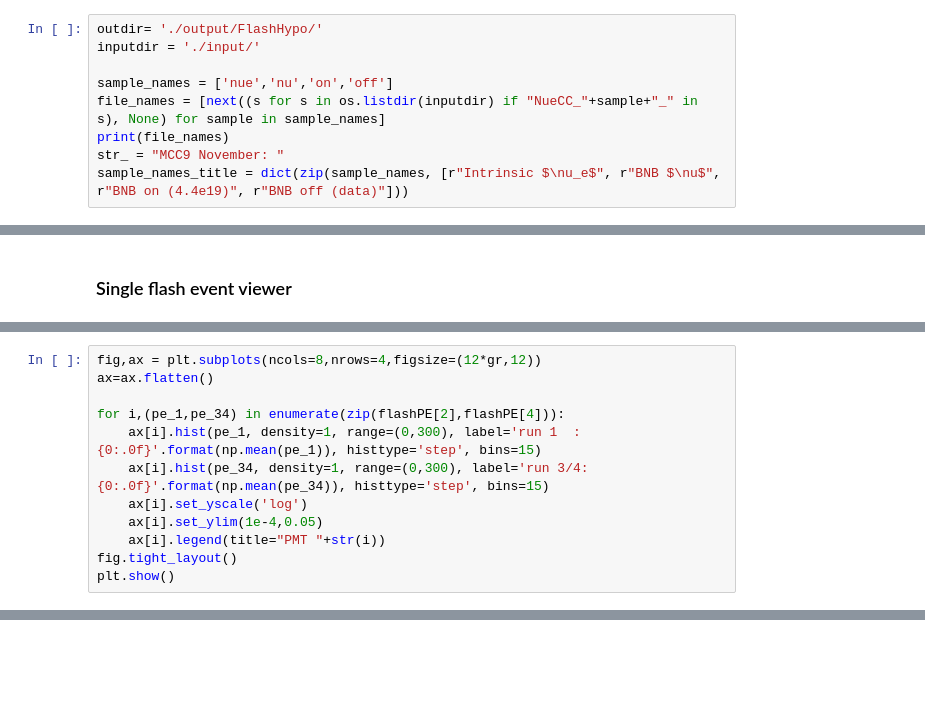
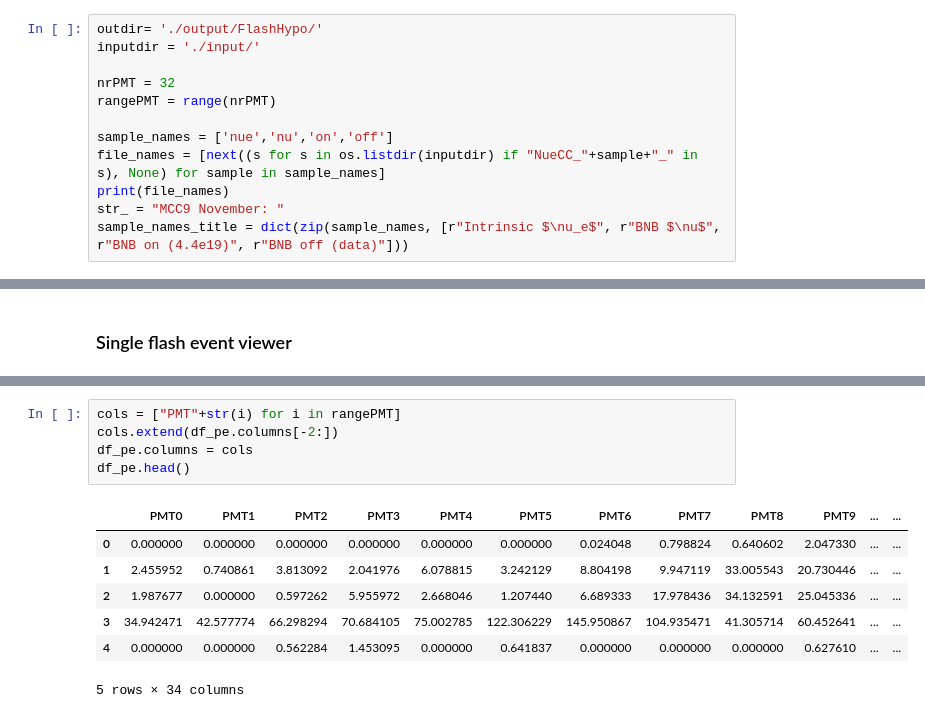
Before and after one commit to Wouter-VDP/MCC9_FlashID, a Jupyter notebook: FlashHypothesis.ipynb, the cells around one changed output, grey strips where cells are left out. Cells and saved outputs as stored; diff of their text form; blank space fills up the shorter version.

```diff
--- a/FlashHypothesis.ipynb
+++ b/FlashHypothesis.ipynb
@@ -13,6 +14,9 @@ import helpfunction as helper
 # %%
 outdir= './output/FlashHypo/'
 inputdir = './input/'
+
+nrPMT = 32
+rangePMT = range(nrPMT)
 
 sample_names = ['nue','nu','on','off']
 file_names = [next((s for s in os.listdir(inputdir) if "NueCC_"+sample+"_" in s), None) for sample in sample_names]
@@ -275,12 +128,0 @@ NameError: name 'flashPE' is not defined
-# %%
-fig,ax = plt.subplots(ncols=8,nrows=4,figsize=(12*gr,12))
-ax=ax.flatten()
-
-for i,(pe_1,pe_34) in enumerate(zip(flashPE[2],flashPE[4])):
-    ax[i].hist(pe_1, density=1, range=(0,300), label='run 1  : {0:.0f}'.format(np.mean(pe_1)), histtype='step', bins=15)
-    ax[i].hist(pe_34, density=1, range=(0,300), label='run 3/4: {0:.0f}'.format(np.mean(pe_34)), histtype='step', bins=15)
-    ax[i].set_yscale('log')
-    ax[i].set_ylim(1e-4,0.05)
-    ax[i].legend(title="PMT "+str(i))
-fig.tight_layout()
-plt.show()
@@ -288,0 +157,13 @@ NameError: name 'gr' is not defined
+# %%
+cols = ["PMT"+str(i) for i in rangePMT]
+cols.extend(df_pe.columns[-2:])
+df_pe.columns = cols
+df_pe.head()
+# %% [output]
+|  | PMT0 | PMT1 | PMT2 | PMT3 | PMT4 | PMT5 | PMT6 | PMT7 | PMT8 | PMT9 | ... | ... |
+| 0 | 0.000000 | 0.000000 | 0.000000 | 0.000000 | 0.000000 | 0.000000 | 0.024048 | 0.798824 | 0.640602 | 2.047330 | ... | ... |
+| 1 | 2.455952 | 0.740861 | 3.813092 | 2.041976 | 6.078815 | 3.242129 | 8.804198 | 9.947119 | 33.005543 | 20.730446 | ... | ... |
+| 2 | 1.987677 | 0.000000 | 0.597262 | 5.955972 | 2.668046 | 1.207440 | 6.689333 | 17.978436 | 34.132591 | 25.045336 | ... | ... |
+| 3 | 34.942471 | 42.577774 | 66.298294 | 70.684105 | 75.002785 | 122.306229 | 145.950867 | 104.935471 | 41.305714 | 60.452641 | ... | ... |
+| 4 | 0.000000 | 0.000000 | 0.562284 | 1.453095 | 0.000000 | 0.641837 | 0.000000 | 0.000000 | 0.000000 | 0.627610 | ... | ... |
+5 rows × 34 columns
```
Also changed, not shown: parts of 18 cells of this notebook, 2 other files.
